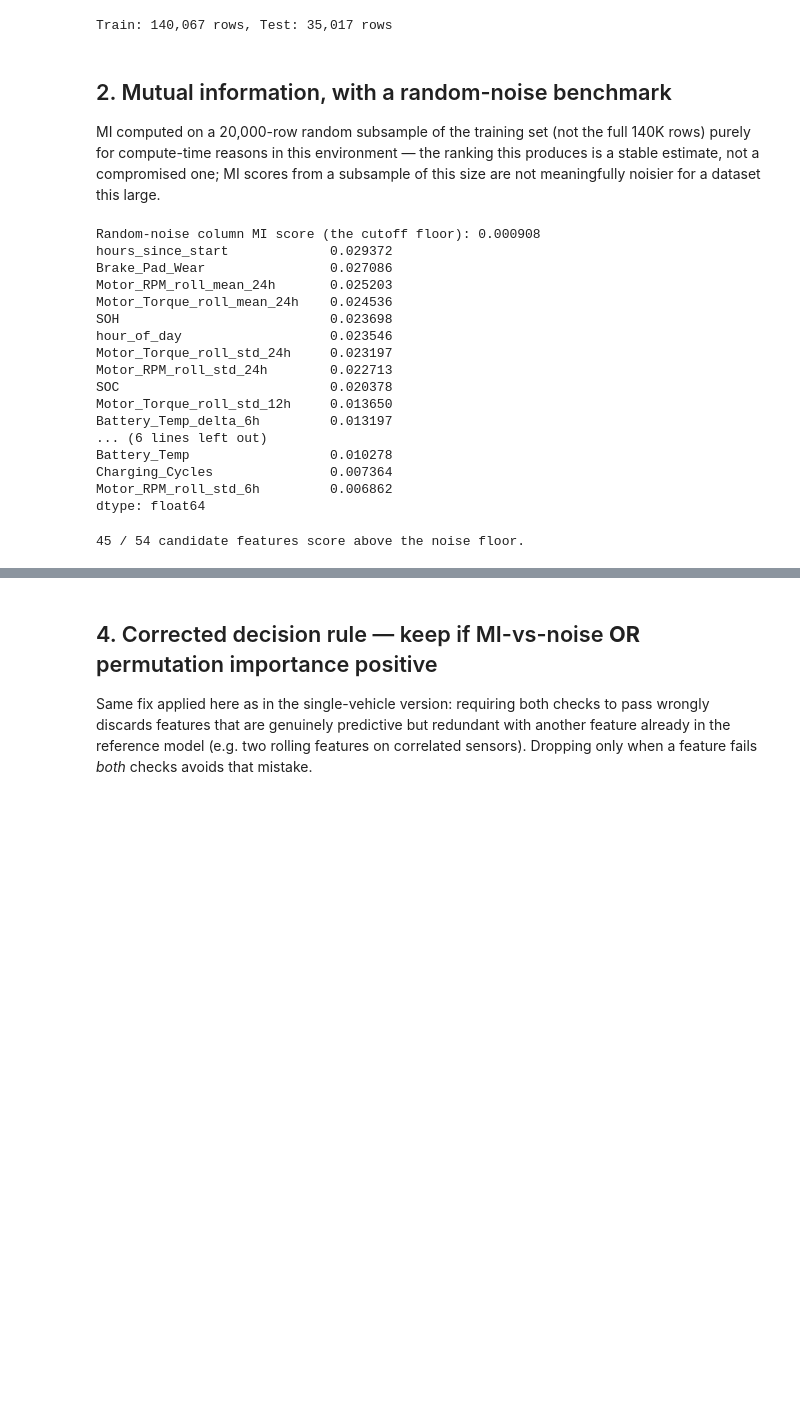
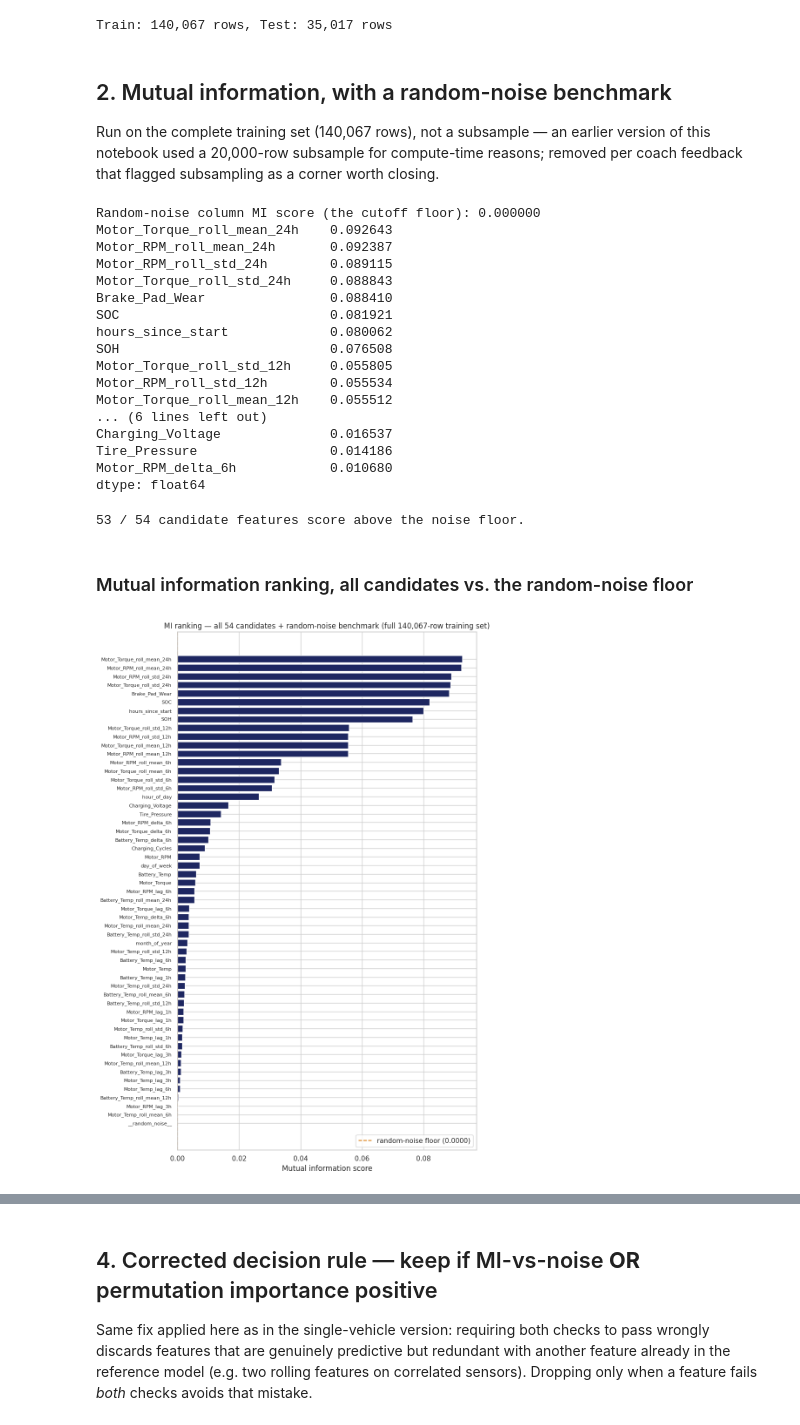
Before and after one commit to harshavardhanratnala-hvr/agentic-ai-vehicle-fault-diagnosis-copilot-v2, a Jupyter notebook: notebooks/11_feature_selection_all_vehicles.ipynb, the cells around one changed output, grey strips where cells are left out. Saved outputs shown, nothing was run; the diff lists cells and outputs as text; code cells hidden in the pictures; blank space fills up the shorter version.

```diff
--- a/notebooks/11_feature_selection_all_vehicles.ipynb
+++ b/notebooks/11_feature_selection_all_vehicles.ipynb
@@ -46,44 +46,63 @@ Train: 140,067 rows, Test: 35,017 rows
 # %% [markdown]
 ## 2. Mutual information, with a random-noise benchmark
 
-MI computed on a 20,000-row random subsample of the training set (not the full 140K rows) purely
-for compute-time reasons in this environment — the ranking this produces is a stable estimate, not
-a compromised one; MI scores from a subsample of this size are not meaningfully noisier for a
-dataset this large.
+Run on the complete training set (140,067 rows), not a subsample — an earlier version of this
+notebook used a 20,000-row subsample for compute-time reasons; removed per coach feedback that
+flagged subsampling as a corner worth closing.
 # %%
-train_mi_df = train_df.sample(n=min(20000, len(train_df)), random_state=42).copy()
-train_mi_df["__random_noise__"] = RNG.normal(size=len(train_mi_df))
+train_df["__random_noise__"] = RNG.normal(size=len(train_df))
 
 mi_input_cols = CANDIDATE_FEATURE_COLS + ["__random_noise__"]
-mi_scores = mutual_info_classif(train_mi_df[mi_input_cols], train_mi_df[TARGET], random_state=42)
+mi_scores = mutual_info_classif(train_df[mi_input_cols], train_df[TARGET], random_state=42)
 mi_ranking = pd.Series(mi_scores, index=mi_input_cols).sort_values(ascending=False)
 
 noise_score = mi_ranking["__random_noise__"]
 print(f"Random-noise column MI score (the cutoff floor): {noise_score:.6f}")
 print(mi_ranking.head(20))
 # %% [output]
-Random-noise column MI score (the cutoff floor): 0.000908
-hours_since_start             0.029372
-Brake_Pad_Wear                0.027086
-Motor_RPM_roll_mean_24h       0.025203
-Motor_Torque_roll_mean_24h    0.024536
-SOH                           0.023698
-hour_of_day                   0.023546
-Motor_Torque_roll_std_24h     0.023197
-Motor_RPM_roll_std_24h        0.022713
-SOC                           0.020378
-Motor_Torque_roll_std_12h     0.013650
-Battery_Temp_delta_6h         0.013197
+Random-noise column MI score (the cutoff floor): 0.000000
+Motor_Torque_roll_mean_24h    0.092643
+Motor_RPM_roll_mean_24h       0.092387
+Motor_RPM_roll_std_24h        0.089115
+Motor_Torque_roll_std_24h     0.088843
+Brake_Pad_Wear                0.088410
+SOC                           0.081921
+hours_since_start             0.080062
+SOH                           0.076508
+Motor_Torque_roll_std_12h     0.055805
+Motor_RPM_roll_std_12h        0.055534
+Motor_Torque_roll_mean_12h    0.055512
 ... (6 lines left out)
-Battery_Temp                  0.010278
-Charging_Cycles               0.007364
-Motor_RPM_roll_std_6h         0.006862
+Charging_Voltage              0.016537
+Tire_Pressure                 0.014186
+Motor_RPM_delta_6h            0.010680
 dtype: float64
 # %%
 mi_survivors = mi_ranking[(mi_ranking > noise_score) & (mi_ranking.index != "__random_noise__")].index.tolist()
 print(f"{len(mi_survivors)} / {len(CANDIDATE_FEATURE_COLS)} candidate features score above the noise floor.")
 # %% [output]
-45 / 54 candidate features score above the noise floor.
+53 / 54 candidate features score above the noise floor.
+# %% [markdown]
+### Mutual information ranking, all candidates vs. the random-noise floor
+# %%
+plot_df = mi_ranking.reset_index()
+plot_df.columns = ["feature", "mi_score"]
+plot_df["is_noise"] = plot_df["feature"] == "__random_noise__"
+plot_df = plot_df.sort_values("mi_score", ascending=True)
+
+fig, ax = plt.subplots(figsize=(9, 13))
+colors = ["#D97706" if is_noise else "#1E2761" for is_noise in plot_df["is_noise"]]
+ax.barh(plot_df["feature"], plot_df["mi_score"], color=colors)
+ax.axvline(noise_score, color="#D97706", linestyle="--", linewidth=1.5,
+           label=f"random-noise floor ({noise_score:.4f})")
+ax.set_xlabel("Mutual information score")
+ax.set_title("MI ranking — all 54 candidates + random-noise benchmark (full 140,067-row training set)")
+ax.legend(loc="lower right")
+ax.tick_params(axis="y", labelsize=8)
+plt.tight_layout()
+plt.show()
+# %% [output]
+[figure, added]
 # %% [markdown]
 ## 3. Permutation importance — reference Random Forest, MI survivors only
 
```
Also changed, not shown: parts of 6 cells of this notebook, 18 other files.
